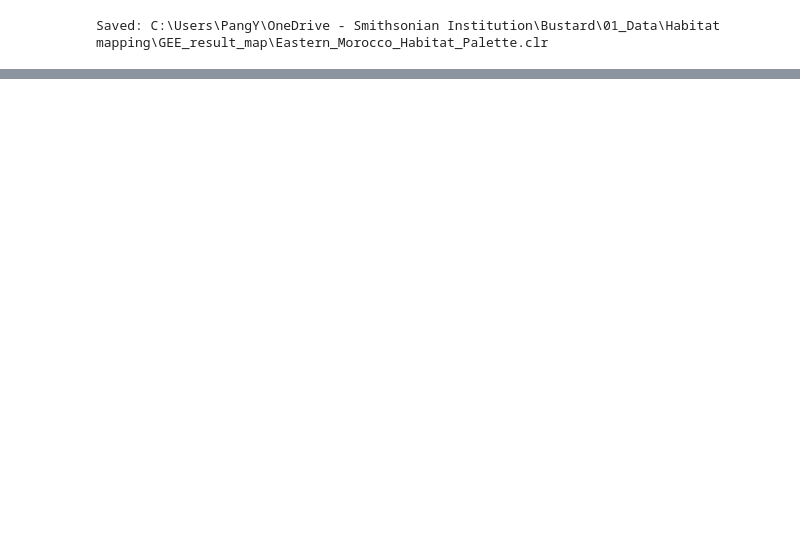
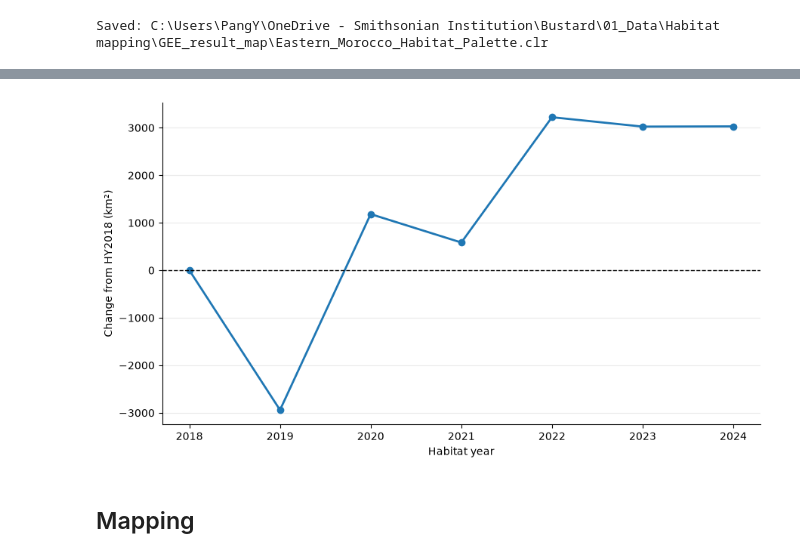
Before and after one commit to scbi-yuwenpang/Bustard-Project, a Jupyter notebook: Bustard Project Notebooks/Habitat mapping Edition3.ipynb, the cells around one changed output, grey strips where cells are left out. Saved outputs shown, nothing was run; the diff lists cells and outputs as text; code cells hidden in the pictures; blank space fills up the shorter version.

```diff
--- a/Bustard Project Notebooks/Habitat mapping Edition3.ipynb
+++ b/Bustard Project Notebooks/Habitat mapping Edition3.ipynb
@@ -5883,0 +8337,49 @@ plot_habitat_map(
+# %%
+# ============================================================
+# Plot change in natural-steppe area
+# ============================================================
+
+fig, ax = plt.subplots(
+    figsize=(9, 5)
+)
+
+ax.plot(
+    steppe_df.index,
+    steppe_df["Change_km2"],
+    marker="o",
+    linewidth=2,
+)
+
+ax.axhline(
+    0,
+    linestyle="--",
+    linewidth=1,
+    color="black",
+)
+
+ax.set_xlabel(
+    "Habitat year"
+)
+
+ax.set_ylabel(
+    f"Change from HY{baseline_year} (km²)"
+)
+
+ax.set_xticks(
+    steppe_df.index
+)
+
+ax.spines["top"].set_visible(False)
+ax.spines["right"].set_visible(False)
+
+ax.grid(
+    axis="y",
+    alpha=0.25
+)
+
+plt.tight_layout()
+plt.show()
+# %% [output]
+[figure, added]
+# %% [markdown]
+## Mapping
```
Also changed, not shown: parts of 48 cells of this notebook, 5 other files.
